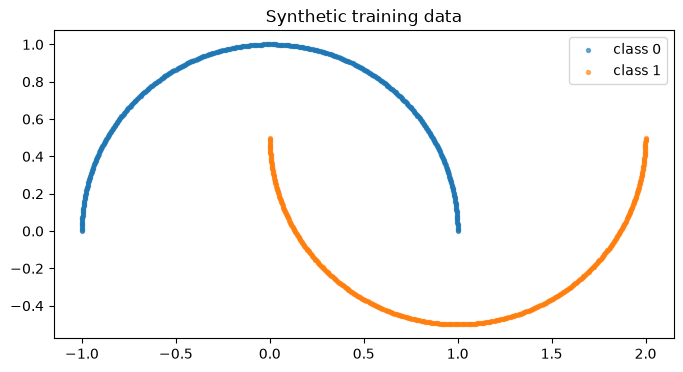
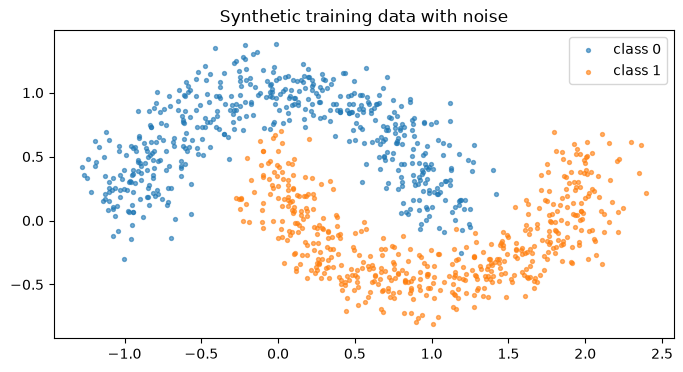
Unified diff of the notebook cell whose output changed from the first chart to the second:
--- before
+++ after
@@ -10,12 +10,4 @@
     return X.astype(np.float32),y.astype(np.float32)
 
-X, y = make_moons(1000,0) #perfect crescents no noise
-
-plt.scatter(X[y.ravel() == 0, 0], X[y.ravel() == 0, 1], s=8, alpha=0.6, label="class 0")
-plt.scatter(X[y.ravel() == 1, 0], X[y.ravel() == 1, 1], s=8, alpha=0.6, label="class 1")
-plt.legend()
-plt.title("Synthetic training data")
-plt.show()
-
 X, y = make_moons(1000) #with noise
 plt.scatter(X[y.ravel() == 0, 0], X[y.ravel() == 0, 1], s=8, alpha=0.6, label="class 0")

Commit: Assignment1